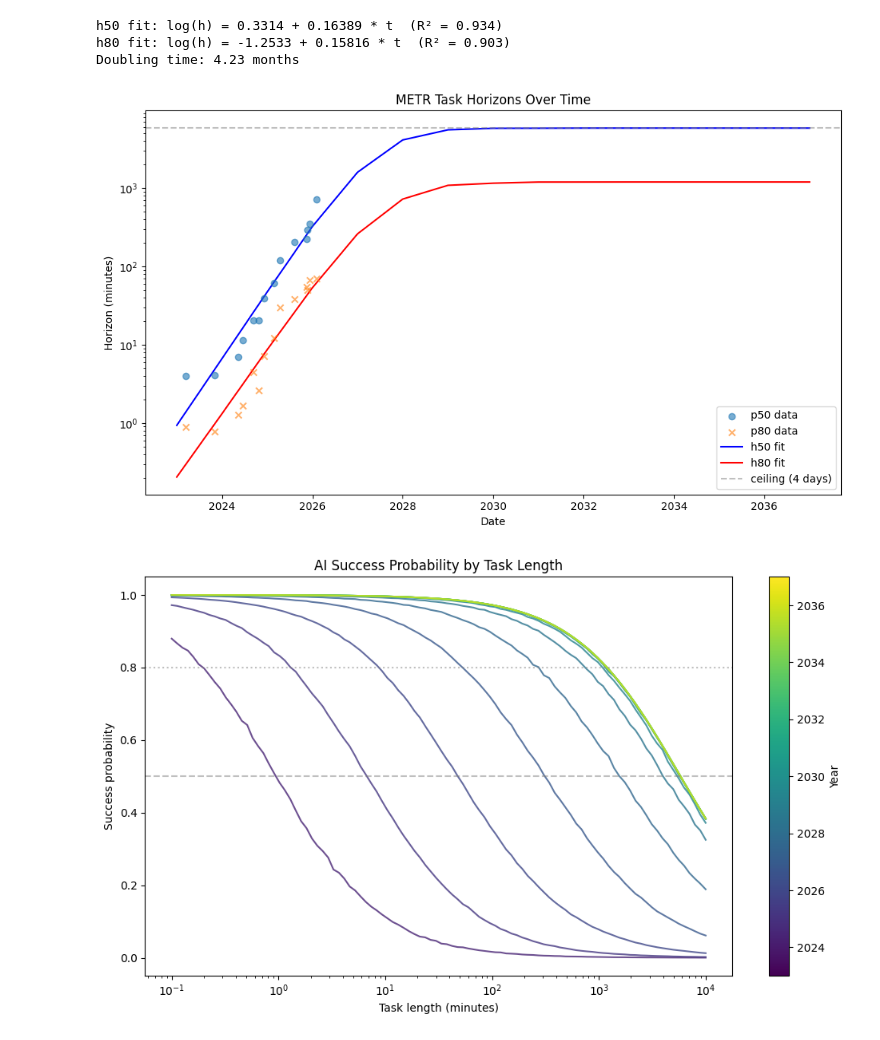
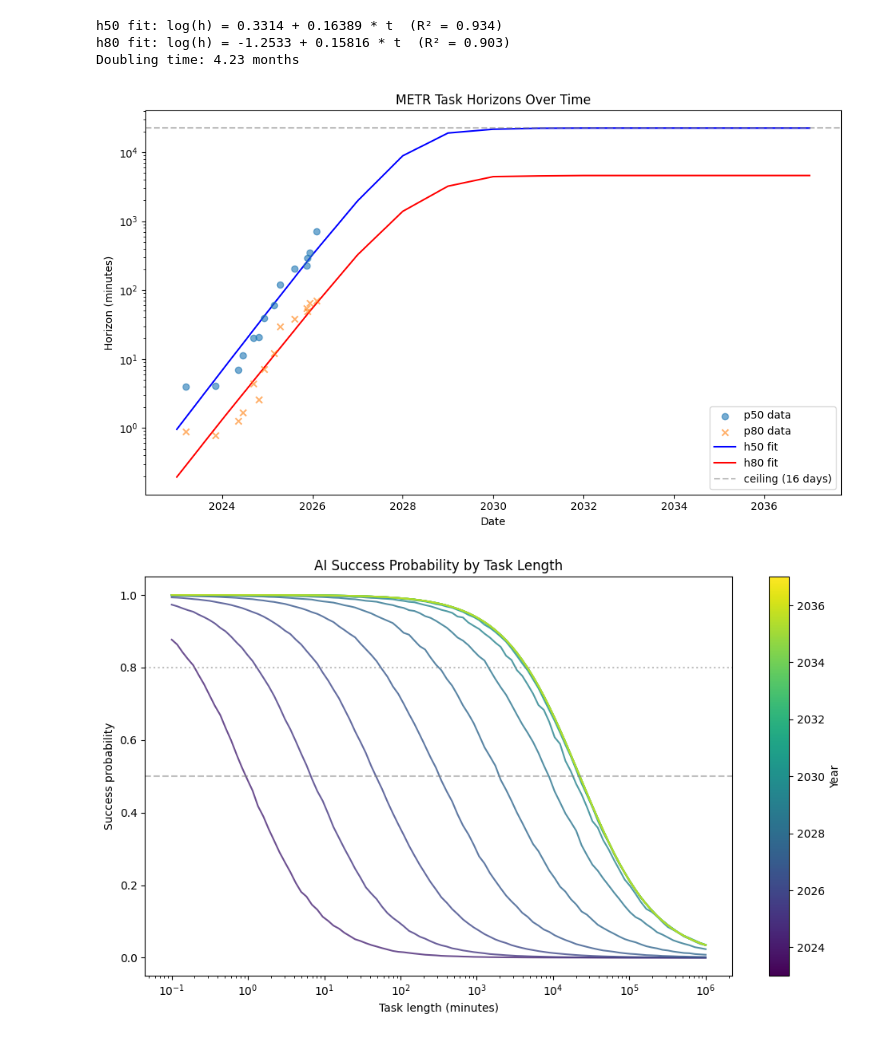
Before and after one commit to danwahl/robotics-2037, a Jupyter notebook: main.ipynb, the cells around one changed output. Cells and saved outputs as stored; diff of their text form; code cells hidden in the pictures.

```diff
--- a/main.ipynb
+++ b/main.ipynb
@@ -33,7 +93,7 @@ n_samples = 500
 # h50 ceiling options (set to None for exponential, or a value/distribution for logistic)
 # ceiling = None  # exponential (unbounded)
 # ceiling = 30 * 24 * 60  # fixed: 1 month
-ceiling = sq.lognorm(df["p50_horizon"].max(), 30 * 24 * 60) @ n_samples
+ceiling = sq.lognorm(df["p50_horizon"].max(), 365.25 * 24 * 60) @ n_samples
 # %%
 fig, ax = plt.subplots(figsize=(10, 6))
 
@@ -70,47 +130,47 @@ ax.legend()
 plt.tight_layout()
 plt.show()
 # %% [output]
-[figure, old version]
+[figure, new version]
 # %%
 import matplotlib.cm as cm
 
 fig, ax = plt.subplots(figsize=(10, 6))
 
-task_range_min = np.logspace(-1, 4, 100)  # 0.1 min to 10,000 min
+task_range_min = np.logspace(-1, 6, 100)  # 0.1 min to 10,000 min
 
 # Color gradient from light to dark
 colors = cm.viridis(np.linspace(0.1, 0.9, len(years)))
 
 for i, year in enumerate(years):
     d = date(year, 1, 1)
     t = (d - fit.base_date).days / 30.44
 
     # Median success probability at each task length
     probs = np.array(
         [
             np.median(fit.success_probability(task, t, n=n_samples, ceiling=ceiling))
             for task in task_range_min
         ]
     )
     ax.plot(task_range_min, probs, color=colors[i], alpha=0.8)
 
 ax.axhline(y=0.5, color="gray", linestyle="--", alpha=0.5, label="50%")
 ax.axhline(y=0.8, color="gray", linestyle=":", alpha=0.5, label="80%")
 ax.set_xscale("log")
 ax.set_xlabel("Task length (minutes)")
 ax.set_ylabel("Success probability")
 ax.set_title("AI Success Probability by Task Length")
 
 # Add colorbar for years
 sm = cm.ScalarMappable(cmap="viridis", norm=plt.Normalize(min(years), max(years)))
 sm.set_array([])
 cbar = plt.colorbar(sm, ax=ax)
 cbar.set_label("Year")
 
 plt.tight_layout()
 plt.show()
 # %% [output]
-[figure, old version]
+[figure, new version]
 # %%
 sw_task_distribution = sq.lognorm(10, 480)  # 90% CI: 10 min to 8 hr
 
```
Also changed, not shown: parts of 6 cells of this notebook, 1 other file.
